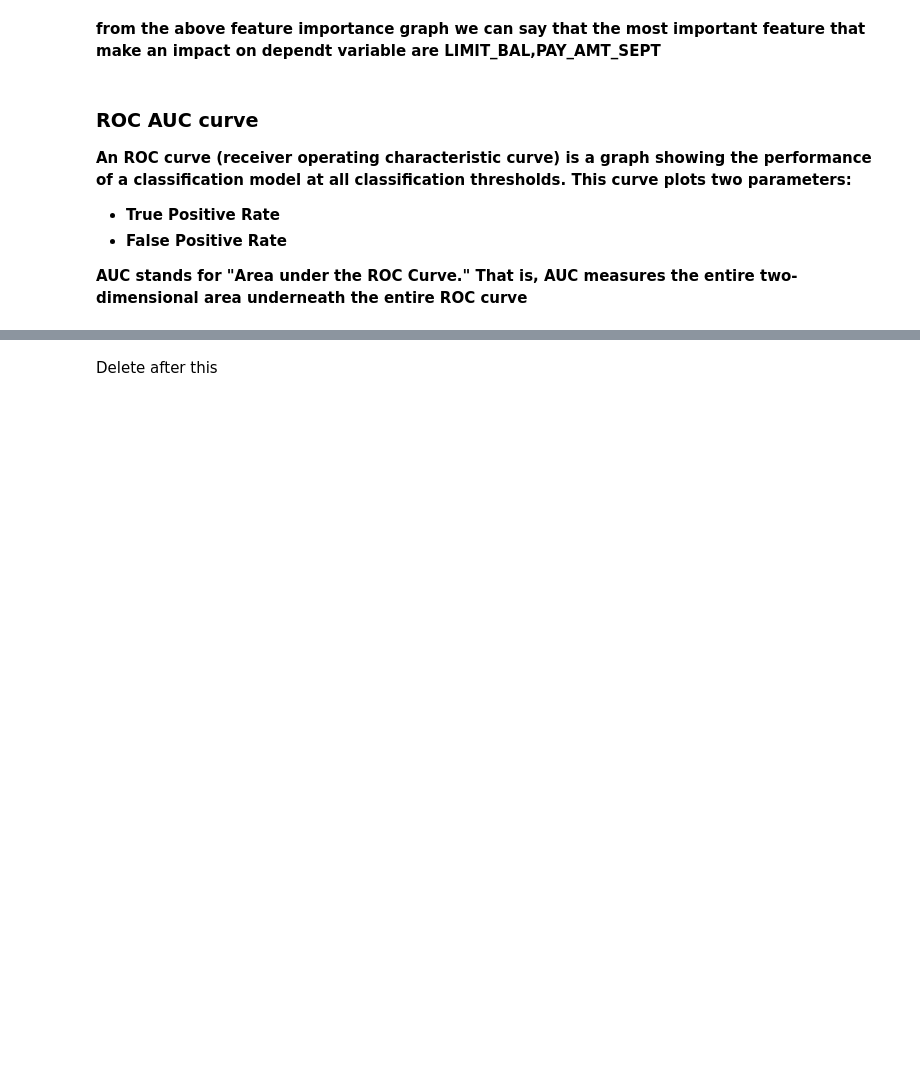
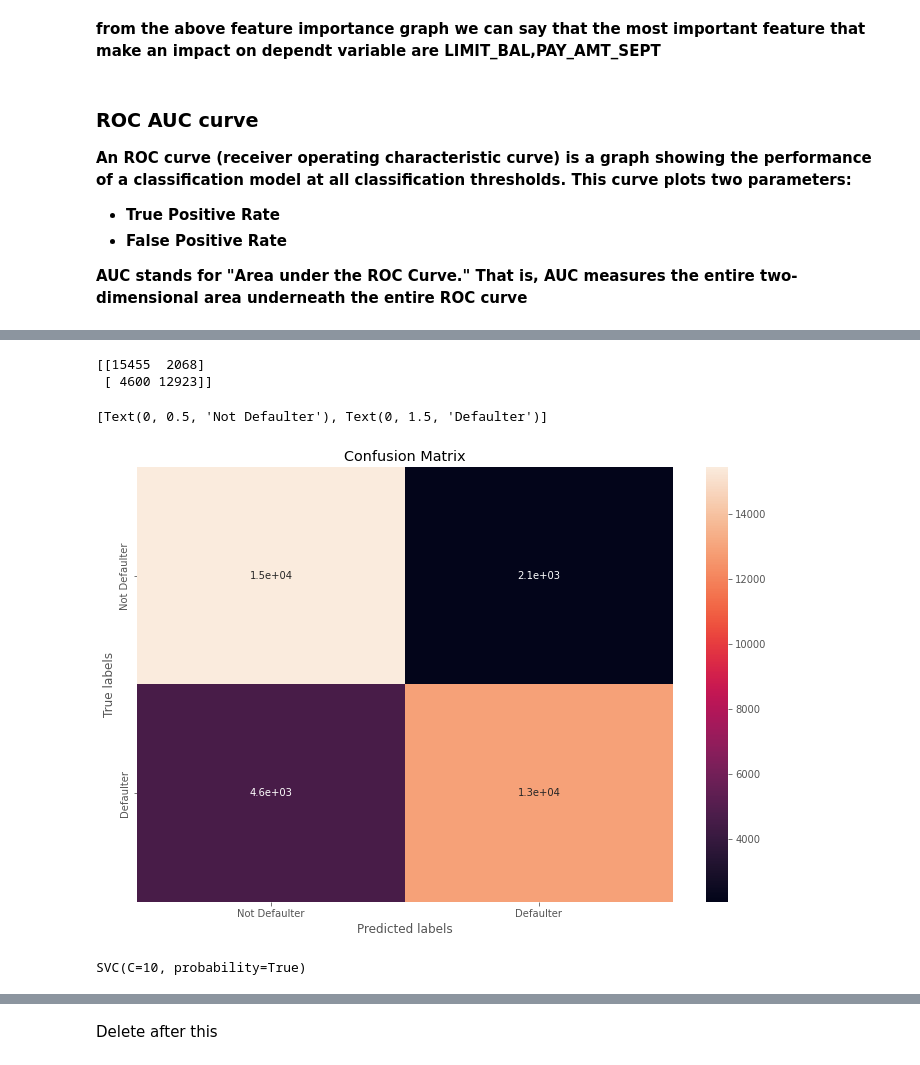
Before and after one commit to harshithgowdakc/Credit-Card-Default-Prediction, a Jupyter notebook: Credit_Card_Default_Prediction.ipynb, the cells around one changed output, grey strips where cells are left out. Saved outputs shown, nothing was run; the diff lists cells and outputs as text; code cells hidden in the pictures; blank space fills up the shorter version.

```diff
--- a/Credit_Card_Default_Prediction.ipynb
+++ b/Credit_Card_Default_Prediction.ipynb
@@ -963,0 +1400,3 @@ plt.show()
+# %%
+#split the data set
+X_train, X_test, y_train, y_test = train_test_split(X, y, test_size=0.25, random_state=4, stratify = y)
@@ -963,0 +1407,5 @@ plt.show()
+# %%
+#set the parmeter
+#fit the parameter
+grid_clf = GridSearchCV(SVC(probability=True), param_grid, scoring = 'accuracy', n_jobs = -1, verbose = 3, cv = 3)
+grid_clf.fit(X_train, y_train)
@@ -963,0 +1427,9 @@ plt.show()
+# %%
+# Get the best estimator from the grid search:
+optimized_svm_clf  = grid_clf.best_estimator_
+# %%
+# Get the predicted classes and predicted probabilities on training and test data:
+train_class_preds = optimized_svm_clf.predict(X_train)
+test_class_preds = optimized_svm_clf.predict(X_test)
+train_preds = optimized_svm_clf.predict_proba(X_train)[:, 1]
+test_preds = optimized_svm_clf.predict_proba(X_test)[:, 1]
@@ -963,0 +1488,25 @@ plt.show()
+# %%
+# Get the confusion matrix for both train and test
+
+labels = ['Not Defaulter', 'Defaulter']
+cm = confusion_matrix(y_train, train_class_preds)
+print(cm)
+
+ax= plt.subplot()
+sns.heatmap(cm, annot=True, ax = ax) #annot=True to annotate cells
+
+# labels, title and ticks
+ax.set_xlabel('Predicted labels')
+ax.set_ylabel('True labels')
+ax.set_title('Confusion Matrix')
+ax.xaxis.set_ticklabels(labels)
+ax.yaxis.set_ticklabels(labels)
+# %% [output]
+[[15455  2068]
+ [ 4600 12923]]
+[Text(0, 0.5, 'Not Defaulter'), Text(0, 1.5, 'Defaulter')]
+[figure, added]
+# %%
+optimized_svm_clf
+# %% [output]
+SVC(C=10, probability=True)
```
Also changed, not shown: parts of 104 cells of this notebook.
